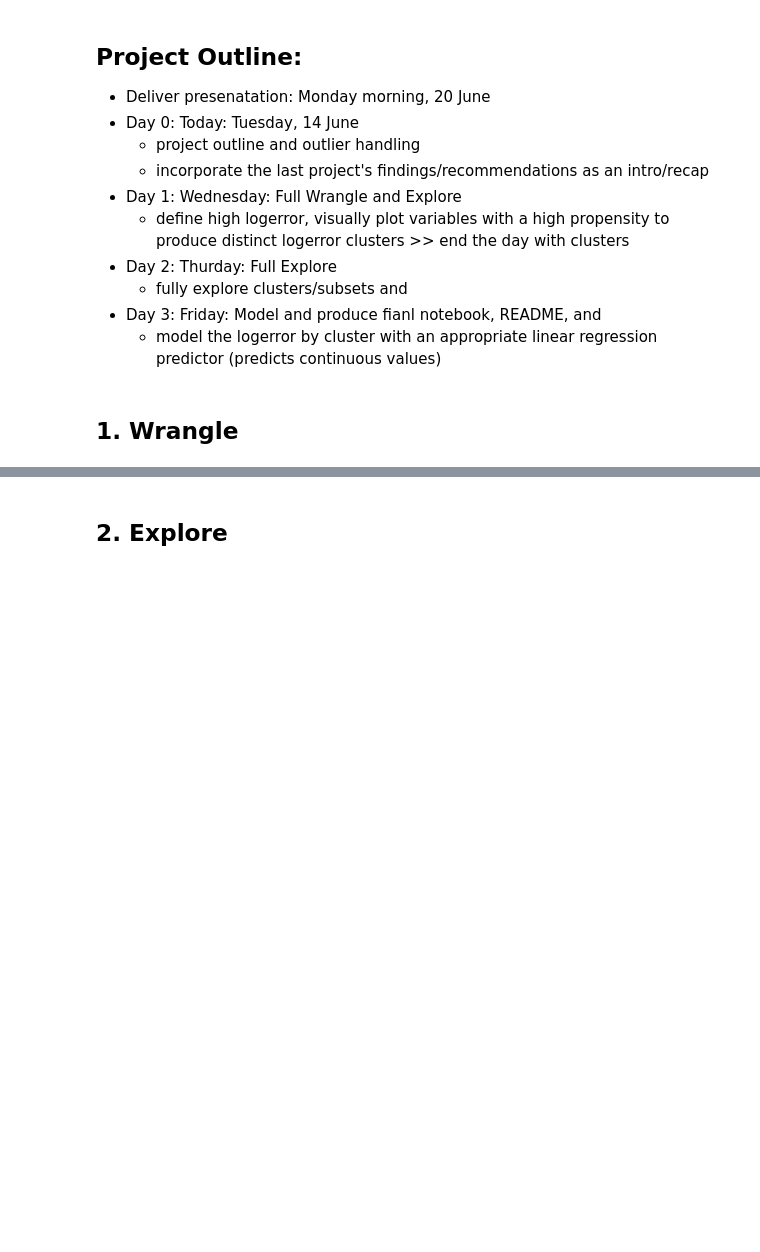
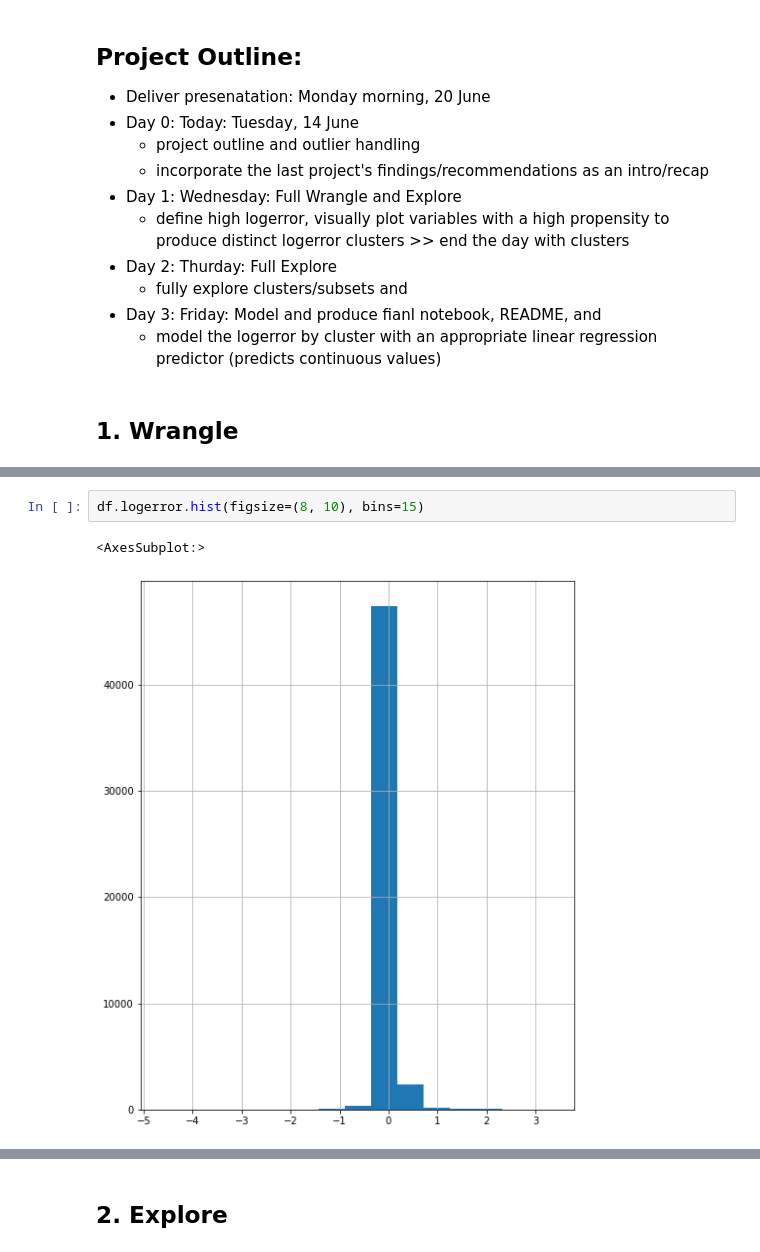
Before and after one commit to fred-lindsey/projects, a Jupyter notebook: zillow_clustering_project/zillow_clustering_wrangle_explore.ipynb, the cells around one changed output, grey strips where cells are left out. Cells and saved outputs as stored; diff of their text form; blank space fills up the shorter version.

```diff
--- a/zillow_clustering_project/zillow_clustering_wrangle_explore.ipynb
+++ b/zillow_clustering_project/zillow_clustering_wrangle_explore.ipynb
@@ -167,3 +338,8 @@ memory usage: 12.4+ MB
+# %%
+df.logerror.hist(figsize=(8, 10), bins=15)
+# %% [output]
+<AxesSubplot:>
+[figure, added]
 # %%
 df.hist(figsize=(24, 15), bins=30)
 # %% [output]
```
Also changed, not shown: parts of 38 cells of this notebook, 1 other file.
